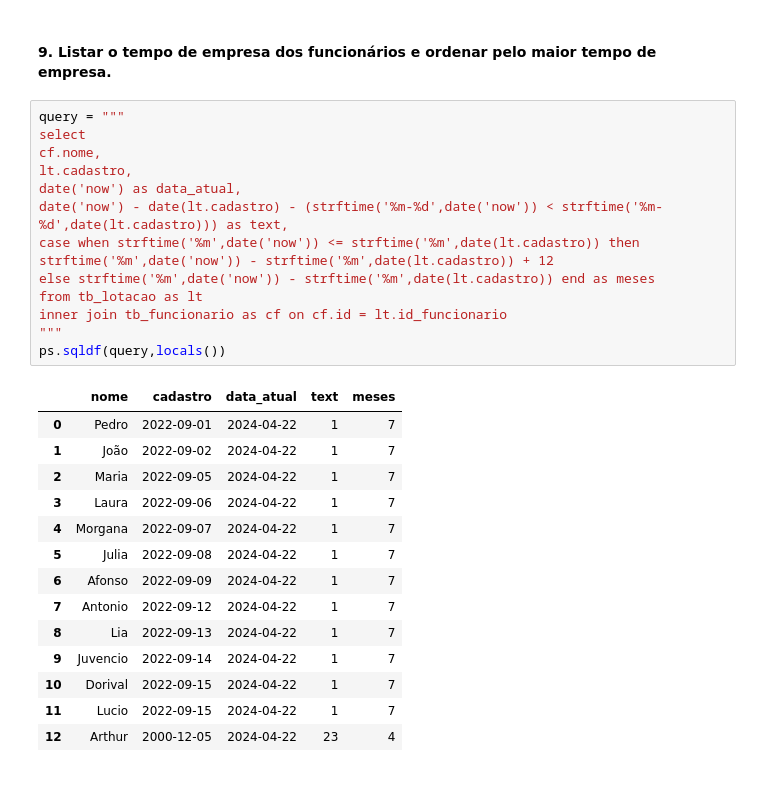
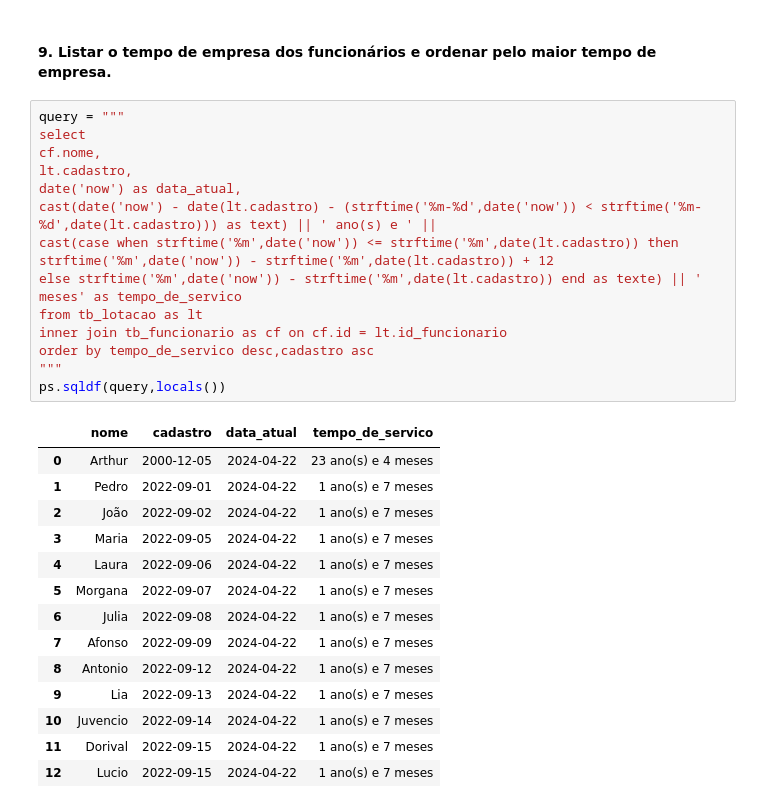
Before and after one commit to GregoryLavor/analise-lotacao, a Jupyter notebook: Analise_Lotacao.ipynb, the cells around one changed output. Saved outputs shown, nothing was run; the diff lists cells and outputs as text.

```diff
--- a/Analise_Lotacao.ipynb
+++ b/Analise_Lotacao.ipynb
@@ -313,28 +313,29 @@ ps.sqldf(query,locals())
 # %%
 query = """
 select
 cf.nome,
 lt.cadastro,
 date('now') as data_atual,
-date('now') - date(lt.cadastro) - (strftime('%m-%d',date('now')) < strftime('%m-%d',date(lt.cadastro))) as text,
-case when strftime('%m',date('now')) <= strftime('%m',date(lt.cadastro)) then strftime('%m',date('now')) - strftime('%m',date(lt.cadastro)) + 12
-else strftime('%m',date('now')) - strftime('%m',date(lt.cadastro)) end as meses
+cast(date('now') - date(lt.cadastro) - (strftime('%m-%d',date('now')) < strftime('%m-%d',date(lt.cadastro))) as text) || ' ano(s) e ' ||
+cast(case when strftime('%m',date('now')) <= strftime('%m',date(lt.cadastro)) then strftime('%m',date('now')) - strftime('%m',date(lt.cadastro)) + 12
+else strftime('%m',date('now')) - strftime('%m',date(lt.cadastro)) end as texte) || ' meses' as tempo_de_servico
 from tb_lotacao as lt
 inner join tb_funcionario as cf on cf.id = lt.id_funcionario
+order by tempo_de_servico desc,cadastro asc
 """
 ps.sqldf(query,locals())
 # %% [output]
-|  | nome | cadastro | data_atual | text | meses |
-| 0 | Pedro | 2022-09-01 | 2024-04-22 | 1 | 7 |
-| 1 | João | 2022-09-02 | 2024-04-22 | 1 | 7 |
-| 2 | Maria | 2022-09-05 | 2024-04-22 | 1 | 7 |
-| 3 | Laura | 2022-09-06 | 2024-04-22 | 1 | 7 |
-| 4 | Morgana | 2022-09-07 | 2024-04-22 | 1 | 7 |
-| 5 | Julia | 2022-09-08 | 2024-04-22 | 1 | 7 |
-| 6 | Afonso | 2022-09-09 | 2024-04-22 | 1 | 7 |
-| 7 | Antonio | 2022-09-12 | 2024-04-22 | 1 | 7 |
-| 8 | Lia | 2022-09-13 | 2024-04-22 | 1 | 7 |
-| 9 | Juvencio | 2022-09-14 | 2024-04-22 | 1 | 7 |
-| 10 | Dorival | 2022-09-15 | 2024-04-22 | 1 | 7 |
-| 11 | Lucio | 2022-09-15 | 2024-04-22 | 1 | 7 |
-| 12 | Arthur | 2000-12-05 | 2024-04-22 | 23 | 4 |
+|  | nome | cadastro | data_atual | tempo_de_servico |
+| 0 | Arthur | 2000-12-05 | 2024-04-22 | 23 ano(s) e 4 meses |
+| 1 | Pedro | 2022-09-01 | 2024-04-22 | 1 ano(s) e 7 meses |
+| 2 | João | 2022-09-02 | 2024-04-22 | 1 ano(s) e 7 meses |
+| 3 | Maria | 2022-09-05 | 2024-04-22 | 1 ano(s) e 7 meses |
+| 4 | Laura | 2022-09-06 | 2024-04-22 | 1 ano(s) e 7 meses |
+| 5 | Morgana | 2022-09-07 | 2024-04-22 | 1 ano(s) e 7 meses |
+| 6 | Julia | 2022-09-08 | 2024-04-22 | 1 ano(s) e 7 meses |
+| 7 | Afonso | 2022-09-09 | 2024-04-22 | 1 ano(s) e 7 meses |
+| 8 | Antonio | 2022-09-12 | 2024-04-22 | 1 ano(s) e 7 meses |
+| 9 | Lia | 2022-09-13 | 2024-04-22 | 1 ano(s) e 7 meses |
+| 10 | Juvencio | 2022-09-14 | 2024-04-22 | 1 ano(s) e 7 meses |
+| 11 | Dorival | 2022-09-15 | 2024-04-22 | 1 ano(s) e 7 meses |
+| 12 | Lucio | 2022-09-15 | 2024-04-22 | 1 ano(s) e 7 meses |
```
